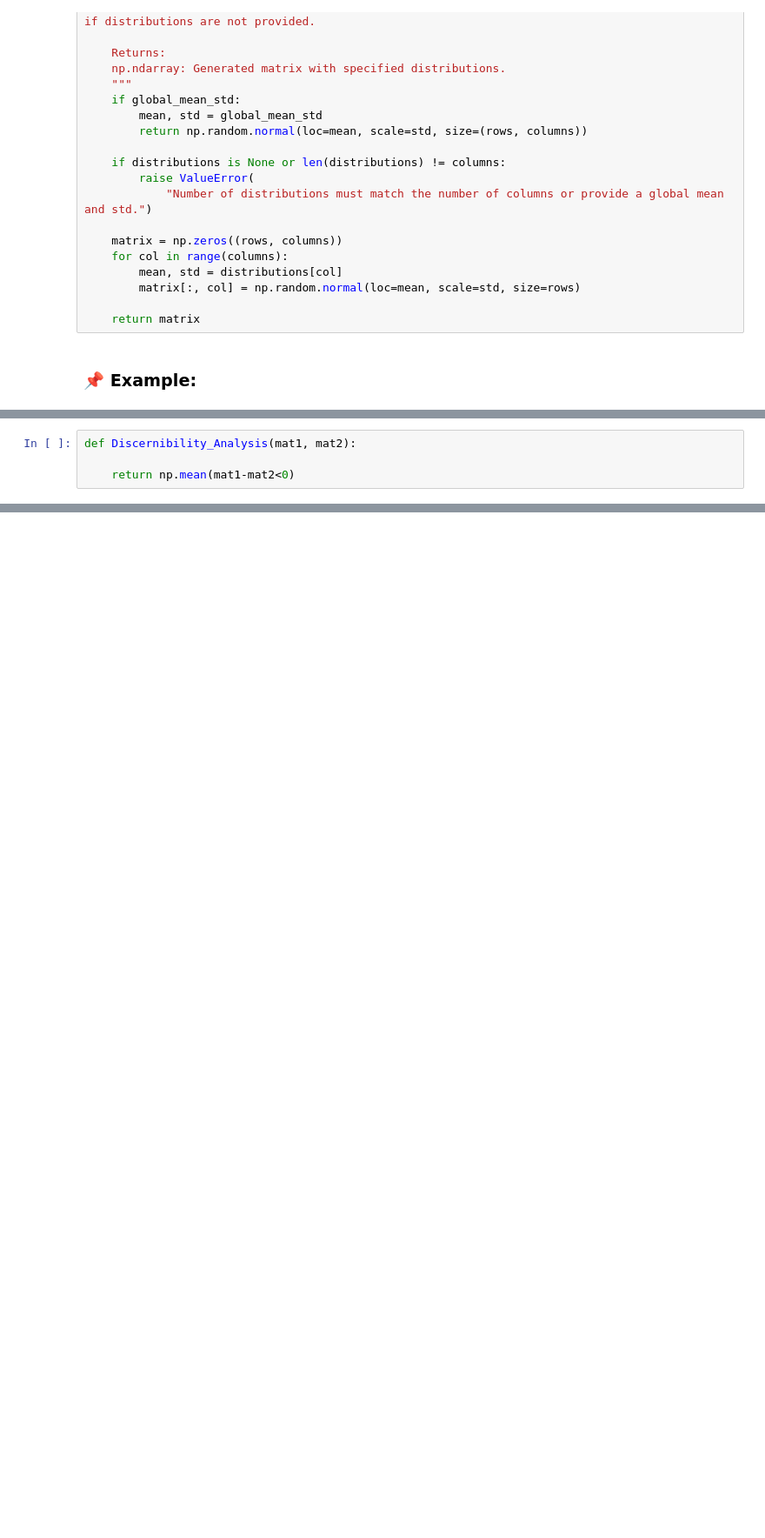
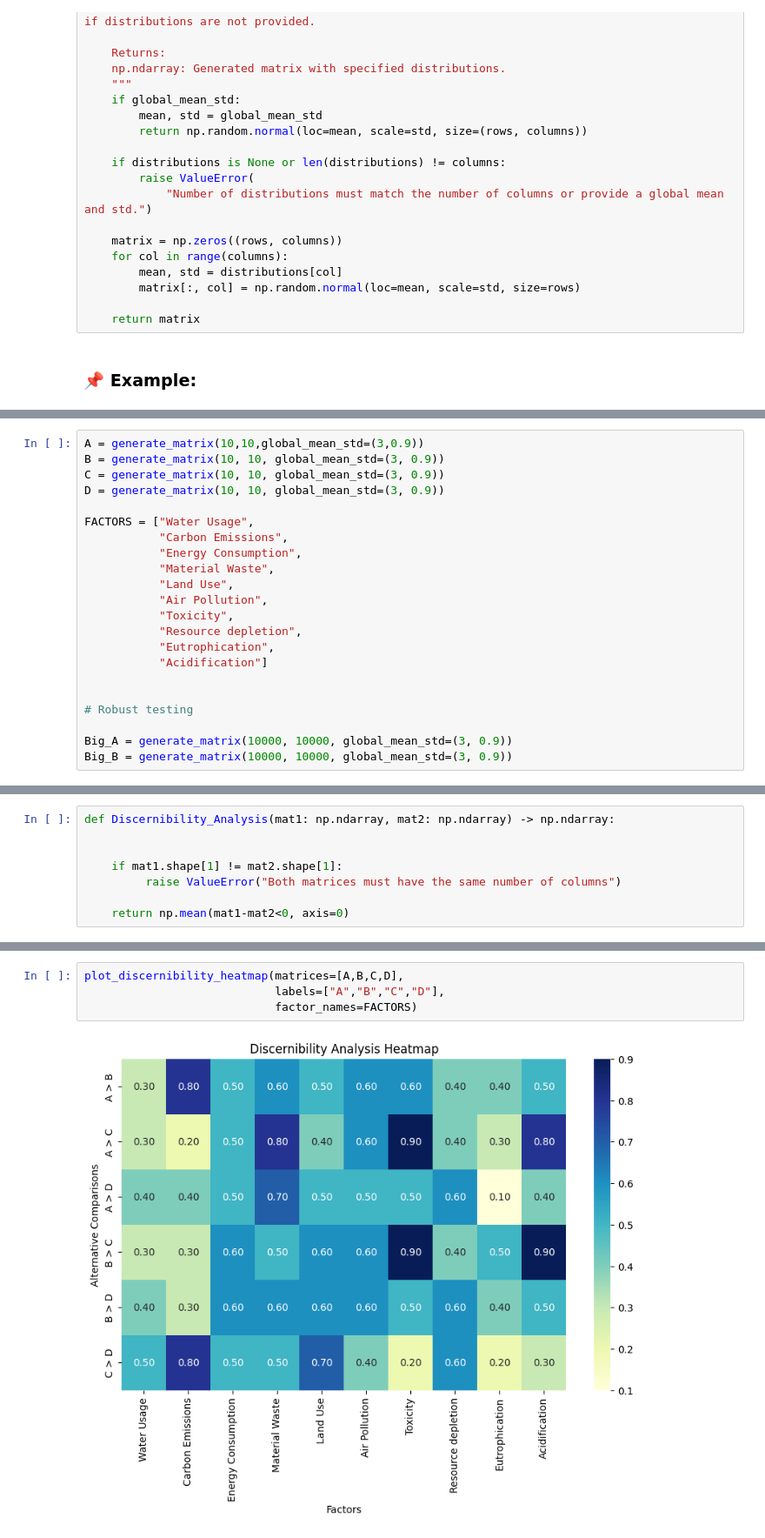
Before and after one commit to YahyaMansoub/QUACI-ACV, a Jupyter notebook: Code/main.ipynb, the cells around one changed output, grey strips where cells are left out. Shown: that part at 87% size. Cells and saved outputs as stored; diff of their text form; blank space fills up the shorter version.

Commit message:
Discernibility finished baby

```diff
--- a/Code/main.ipynb
+++ b/Code/main.ipynb
@@ -121 +140,23 @@ ValueError: storage_type be either 'array' or 'dict'
+# %%
+A = generate_matrix(10,10,global_mean_std=(3,0.9))
+B = generate_matrix(10, 10, global_mean_std=(3, 0.9))
+C = generate_matrix(10, 10, global_mean_std=(3, 0.9))
+D = generate_matrix(10, 10, global_mean_std=(3, 0.9))
+
+FACTORS = ["Water Usage",
+           "Carbon Emissions",
+           "Energy Consumption",
+           "Material Waste",
+           "Land Use",
+           "Air Pollution",
+           "Toxicity",
+           "Resource depletion",
+           "Eutrophication",
+           "Acidification"]
+
+
+# Robust testing
+
+Big_A = generate_matrix(10000, 10000, global_mean_std=(3, 0.9))
+Big_B = generate_matrix(10000, 10000, global_mean_std=(3, 0.9))
 # %% [markdown]
@@ -123,4 +163,0 @@ ValueError: storage_type be either 'array' or 'dict'
-# %%
-def Discernibility_Analysis(mat1, mat2):
-
-    return np.mean(mat1-mat2<0)
@@ -126,0 +179,8 @@ def Discernibility_Analysis(mat1, mat2):
+# %%
+def Discernibility_Analysis(mat1: np.ndarray, mat2: np.ndarray) -> np.ndarray:
+
+
+    if mat1.shape[1] != mat2.shape[1]:
+         raise ValueError("Both matrices must have the same number of columns")
+
+    return np.mean(mat1-mat2<0, axis=0)
@@ -126,0 +277,6 @@ def Discernibility_Analysis(mat1, mat2):
+# %%
+plot_discernibility_heatmap(matrices=[A,B,C,D],
+                            labels=["A","B","C","D"],
+                            factor_names=FACTORS)
+# %% [output]
+[figure, added]
```
Also changed, not shown: parts of 20 cells of this notebook.
